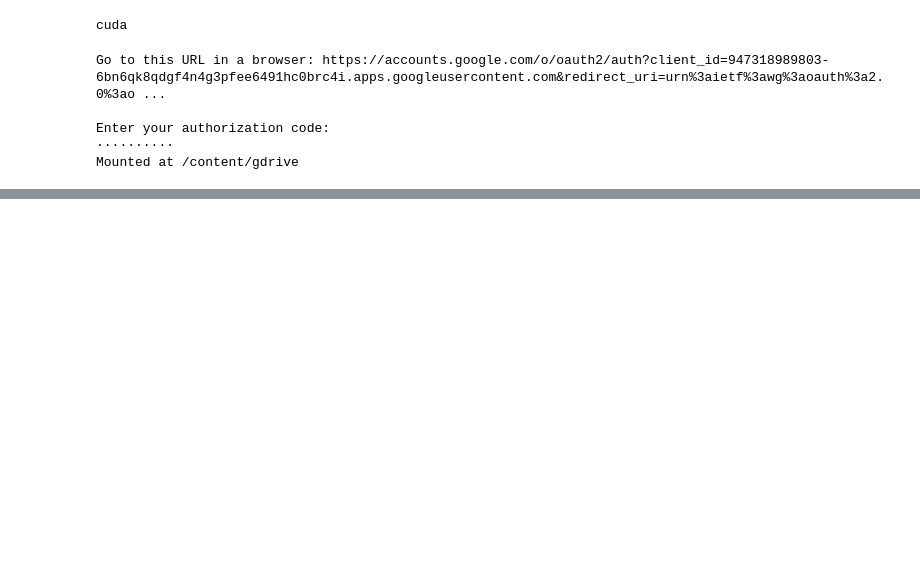
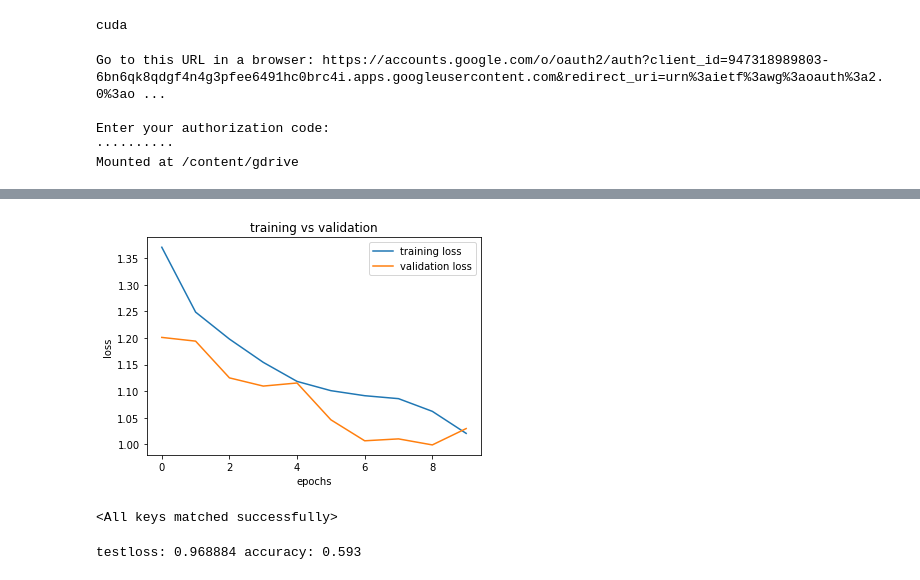
Before and after one commit to Davidportlouis/flower_recognition, a Jupyter notebook: flower_recognition.ipynb, the cells around one changed output, grey strips where cells are left out. Drawn from its saved outputs; the diff is of its cells as text; code cells hidden in the pictures; blank space fills up the shorter version.

Commit message:
epochs: 10 | lr: 0.01 | acc: 0.593

```diff
--- a/flower_recognition.ipynb
+++ b/flower_recognition.ipynb
@@ -77,15 +80,16 @@ class FloraNet(nn.Module):
     super(FloraNet,self).__init__()
     self.conv_1 = nn.Conv2d(3,conv_dim,3,1,1)
     self.conv_2 = nn.Conv2d(conv_dim,conv_dim*2,3,1,1)
-    # self.conv_3 = nn.Conv2d(conv_dim*2,conv_dim*4,3,1,1)
+    self.conv_3 = nn.Conv2d(conv_dim*2,conv_dim*4,3,1,1)
     self.maxpool = nn.MaxPool2d(2,2)
     self.dropout = nn.Dropout(p=0.3)
     self.bnorm_1 = nn.BatchNorm2d(conv_dim)
     self.bnorm_2 = nn.BatchNorm2d(conv_dim*2)
-    # self.bnorm_3 = nn.BatchNorm2d(conv_dim*4)
-    self.fc1 = nn.Linear(63*63*conv_dim*2,512)
-    # self.fc2 = nn.Linear(2048,512)
+    self.bnorm_3 = nn.BatchNorm2d(conv_dim*4)
+    self.fc1 = nn.Linear(31*31*conv_dim*4,2048)
+    self.fc2 = nn.Linear(2048,512)
     self.out = nn.Linear(512,5)
+
   def forward(self,x):
     x = self.conv_1(x)
     x = F.relu(self.bnorm_1(x))
@@ -93,15 +97,15 @@ class FloraNet(nn.Module):
     x = self.conv_2(x)
     x = F.relu(self.bnorm_2(x))
     x = self.maxpool(x)
-    # x = self.conv_3(x)
-    # x = F.relu(self.bnorm_3(x))
-    # x = self.maxpool(x)
+    x = self.conv_3(x)
+    x = F.relu(self.bnorm_3(x))
+    x = self.maxpool(x)
     x = self.dropout(x)
     x = x.view(x.shape[0],-1)
     x = F.relu(self.fc1(x))
     x = self.dropout(x)
-    # x = F.relu(self.fc2(x))
-    # x = self.dropout(x)
+    x = F.relu(self.fc2(x))
+    x = self.dropout(x)
     x = self.out(x)
     return x
 
@@ -114,5 +130,5 @@ RuntimeError: ignored
 optimizer = optim.SGD(model.parameters(),lr=0.01)
 criterion = nn.CrossEntropyLoss()
 # %%
-train_loss,valid_loss = train(model,train_loader,valid_loader,optimizer,criterion,5,device)
+train_loss,valid_loss = train(model,train_loader,valid_loader,optimizer,criterion,10,device)
 # %% [output]
@@ -119,0 +152,18 @@ RuntimeError: ignored
+# %%
+plt.plot(train_loss,label="training loss")
+plt.plot(valid_loss,label="validation loss")
+plt.title("training vs validation")
+plt.xlabel("epochs")
+plt.ylabel("loss")
+plt.legend()
+plt.show()
+# %% [output]
+[figure, added]
+# %%
+model.load_state_dict(torch.load("model_weights.pth"))
+# %% [output]
+<All keys matched successfully>
+# %%
+test(model,test_loader,optimizer,criterion,device)
+# %% [output]
+testloss: 0.968884 accuracy: 0.593
```
Also changed, not shown: parts of 5 cells of this notebook.
